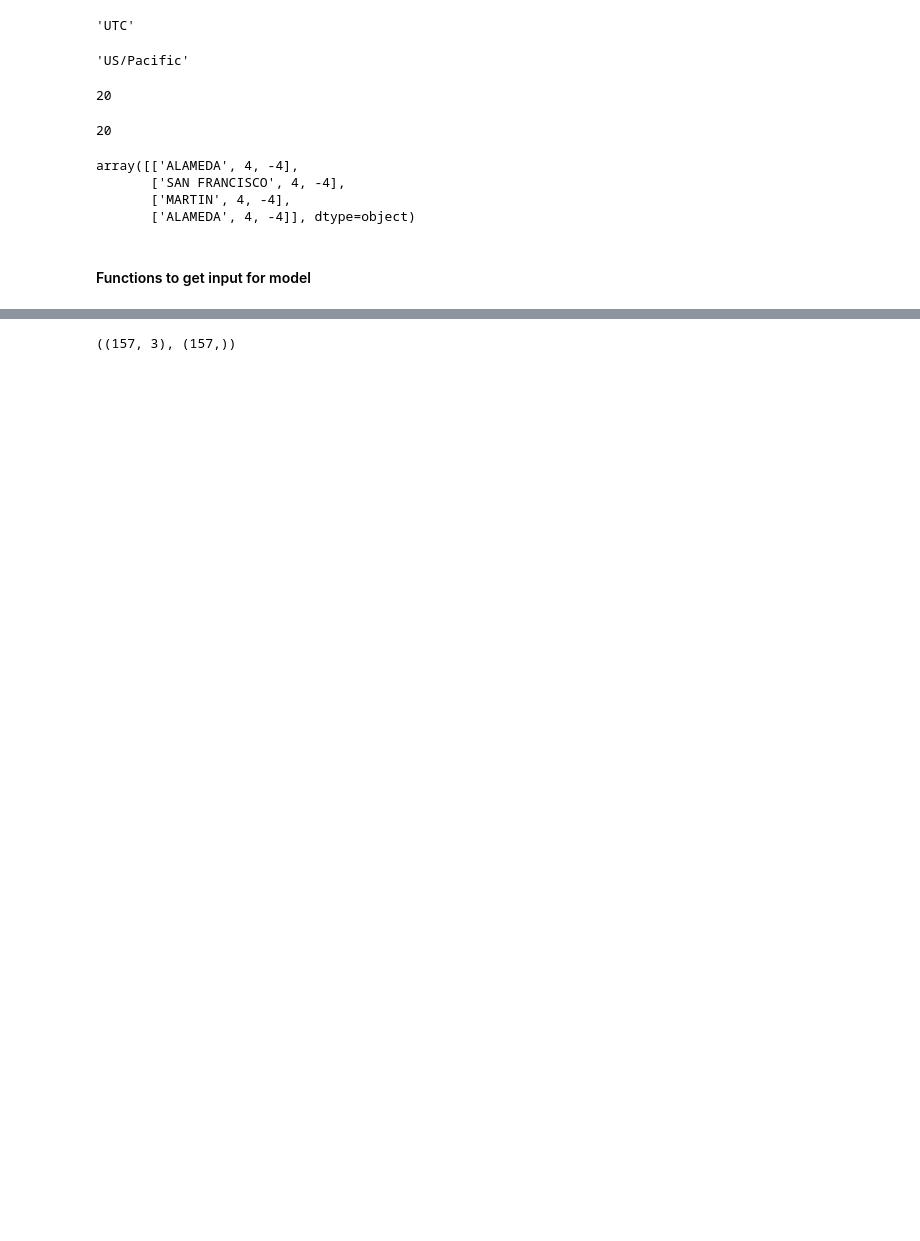
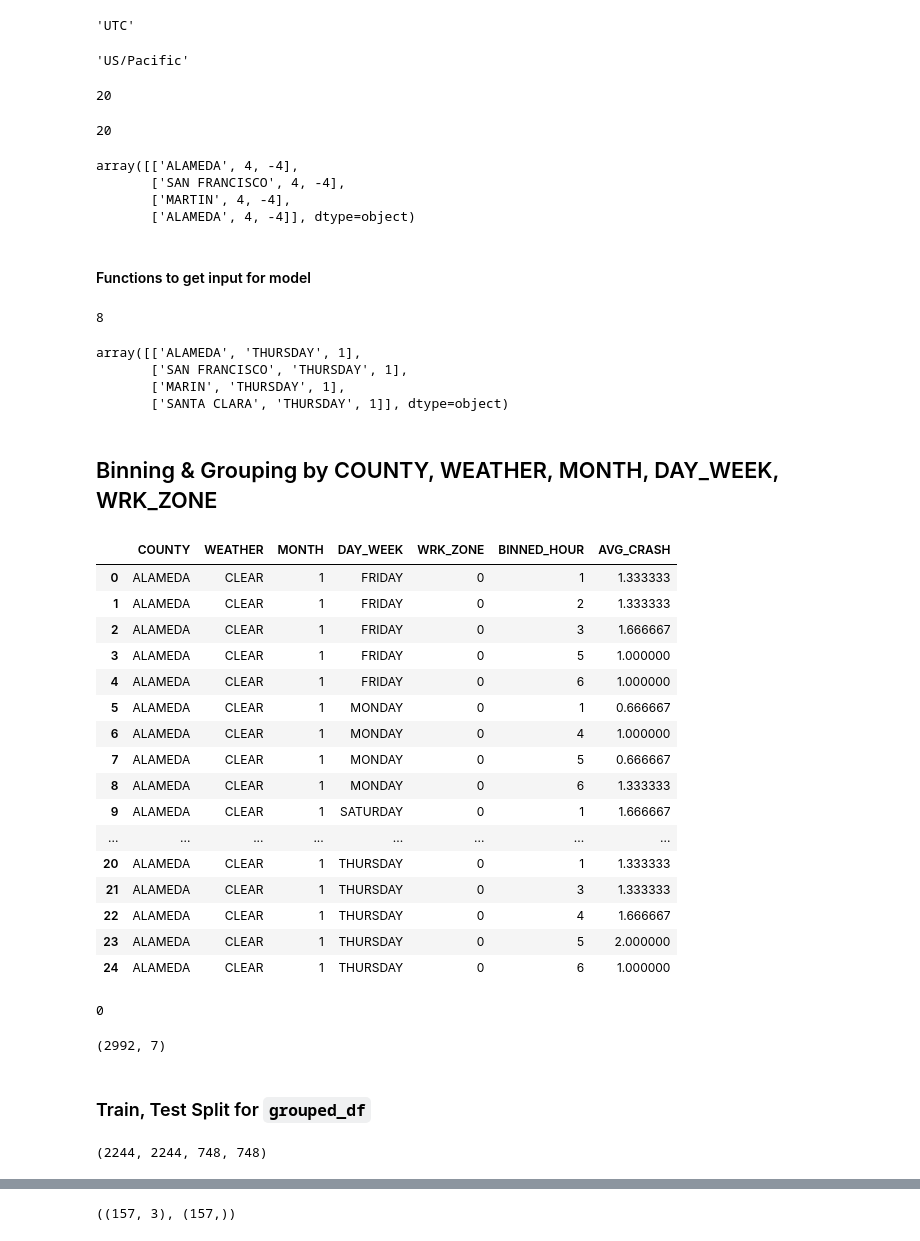
Before and after one commit to safe-routes/Build-SafeRoutes-DS, a Jupyter notebook: SafeRoutes_modeltest.ipynb, the cells around one changed output, grey strips where cells are left out. Cells and saved outputs as stored; diff of their text form; code cells hidden in the pictures; blank space fills up the shorter version.

```diff
--- a/SafeRoutes_modeltest.ipynb
+++ b/SafeRoutes_modeltest.ipynb
@@ -429,3 +471,56 @@ def format_input(counties_list, weekday, hour):
     input_array = (pd.DataFrame(tuples_list, columns=['COLUMNS', 'DAY_WEEK', 'BINNED_HOUR'])).values
 
     return input_array
+# %%
+month_name = 'August'
+import calendar
+month_dict = dict((v,k) for k,v in enumerate(calendar.month_name))
+for key, value in month_dict.items():
+    if key == month_name:
+        month_num = value
+print(month_num)
+# %% [output]
+8
+# %%
+counties = ['ALAMEDA', 'SAN FRANCISCO', 'MARIN', 'SANTA CLARA']
+multi_input = format_input(counties)
+multi_input
+# %% [output]
+array([['ALAMEDA', 'THURSDAY', 1],
+       ['SAN FRANCISCO', 'THURSDAY', 1],
+       ['MARIN', 'THURSDAY', 1],
+       ['SANTA CLARA', 'THURSDAY', 1]], dtype=object)
+# %% [markdown]
+## Binning & Grouping by COUNTY, WEATHER, MONTH, DAY_WEEK, WRK_ZONE
+# %%
+grouped_df = df.groupby(['COUNTY', 'WEATHER', 'MONTH', 'DAY_WEEK','WRK_ZONE', 'BINNED_HOUR']).apply(mean_crash).reset_index()
+grouped_df.rename(columns={0: 'AVG_CRASH'}, inplace=True)
+grouped_df.head(25)
+# %% [output]
+|  | COUNTY | WEATHER | MONTH | DAY_WEEK | WRK_ZONE | BINNED_HOUR | AVG_CRASH |
+| 0 | ALAMEDA | CLEAR | 1 | FRIDAY | 0 | 1 | 1.333333 |
+| 1 | ALAMEDA | CLEAR | 1 | FRIDAY | 0 | 2 | 1.333333 |
+| 2 | ALAMEDA | CLEAR | 1 | FRIDAY | 0 | 3 | 1.666667 |
+| 3 | ALAMEDA | CLEAR | 1 | FRIDAY | 0 | 5 | 1.000000 |
+| 4 | ALAMEDA | CLEAR | 1 | FRIDAY | 0 | 6 | 1.000000 |
+| 5 | ALAMEDA | CLEAR | 1 | MONDAY | 0 | 1 | 0.666667 |
+| 6 | ALAMEDA | CLEAR | 1 | MONDAY | 0 | 4 | 1.000000 |
+| 7 | ALAMEDA | CLEAR | 1 | MONDAY | 0 | 5 | 0.666667 |
+| 8 | ALAMEDA | CLEAR | 1 | MONDAY | 0 | 6 | 1.333333 |
+| 9 | ALAMEDA | CLEAR | 1 | SATURDAY | 0 | 1 | 1.666667 |
+| ... | ... | ... | ... | ... | ... | ... | ... |
+| 20 | ALAMEDA | CLEAR | 1 | THURSDAY | 0 | 1 | 1.333333 |
+| 21 | ALAMEDA | CLEAR | 1 | THURSDAY | 0 | 3 | 1.333333 |
+| 22 | ALAMEDA | CLEAR | 1 | THURSDAY | 0 | 4 | 1.666667 |
+| 23 | ALAMEDA | CLEAR | 1 | THURSDAY | 0 | 5 | 2.000000 |
+| 24 | ALAMEDA | CLEAR | 1 | THURSDAY | 0 | 6 | 1.000000 |
+# %%
+grouped_df.isnull().sum().sum()
+# %% [output]
+0
+# %%
+grouped_df.shape
+# %% [output]
+(2992, 7)
+# %% [markdown]
+### Train, Test Split  for `grouped_df`
@@ -431,0 +529,4 @@ def format_input(counties_list, weekday, hour):
+# %%
+len(X_train1), len(y_train1), len(X_test1), len(y_test1)
+# %% [output]
+(2244, 2244, 748, 748)
```
Also changed, not shown: parts of 55 cells of this notebook.
